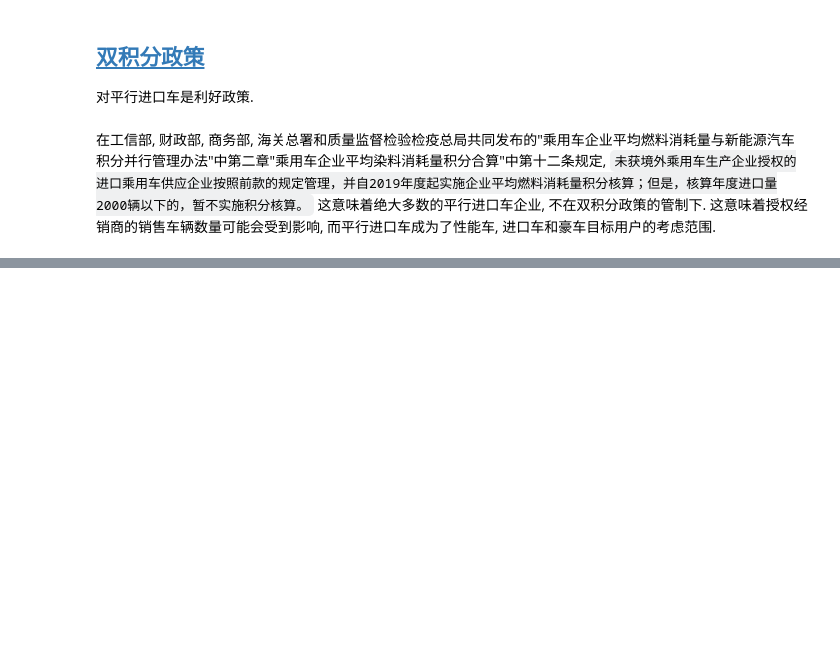
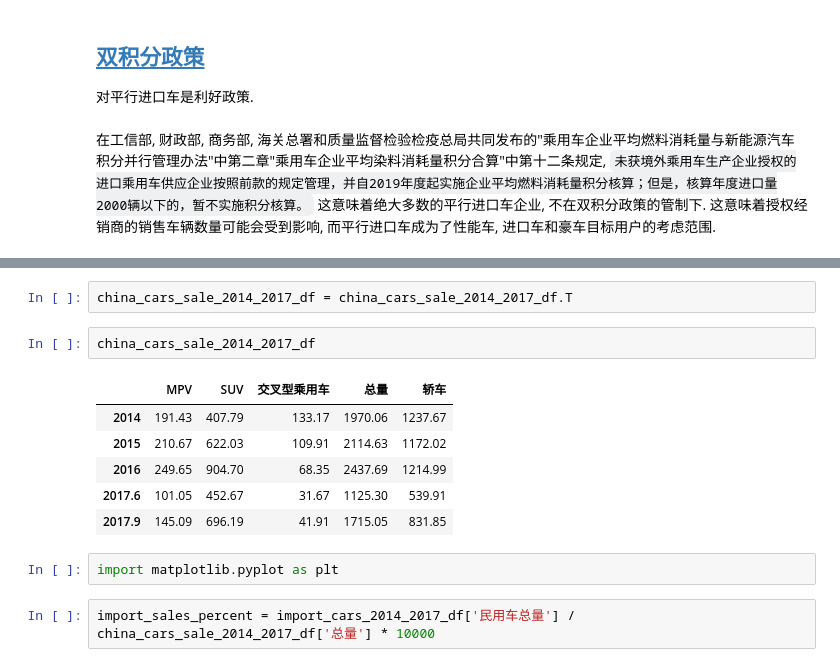
Before and after one commit to minibear0523/ParallelImportCarsResearch, a Jupyter notebook: source/ParallelImportCarsData.ipynb, the cells around one changed output, grey strips where cells are left out. Cells and saved outputs as stored; diff of their text form; blank space fills up the shorter version.

```diff
--- a/source/ParallelImportCarsData.ipynb
+++ b/source/ParallelImportCarsData.ipynb
@@ -349,0 +402,15 @@ import_cars_2014_2017_df
+# %%
+china_cars_sale_2014_2017_df = china_cars_sale_2014_2017_df.T
+# %%
+china_cars_sale_2014_2017_df
+# %% [output]
+|  | MPV | SUV | 交叉型乘用车 | 总量 | 轿车 |
+| 2014 | 191.43 | 407.79 | 133.17 | 1970.06 | 1237.67 |
+| 2015 | 210.67 | 622.03 | 109.91 | 2114.63 | 1172.02 |
+| 2016 | 249.65 | 904.70 | 68.35 | 2437.69 | 1214.99 |
+| 2017.6 | 101.05 | 452.67 | 31.67 | 1125.30 | 539.91 |
+| 2017.9 | 145.09 | 696.19 | 41.91 | 1715.05 | 831.85 |
+# %%
+import matplotlib.pyplot as plt
+# %%
+import_sales_percent = import_cars_2014_2017_df['民用车总量'] / china_cars_sale_2014_2017_df['总量'] * 10000
```
Also changed, not shown: parts of 14 cells of this notebook, 3 other files.
